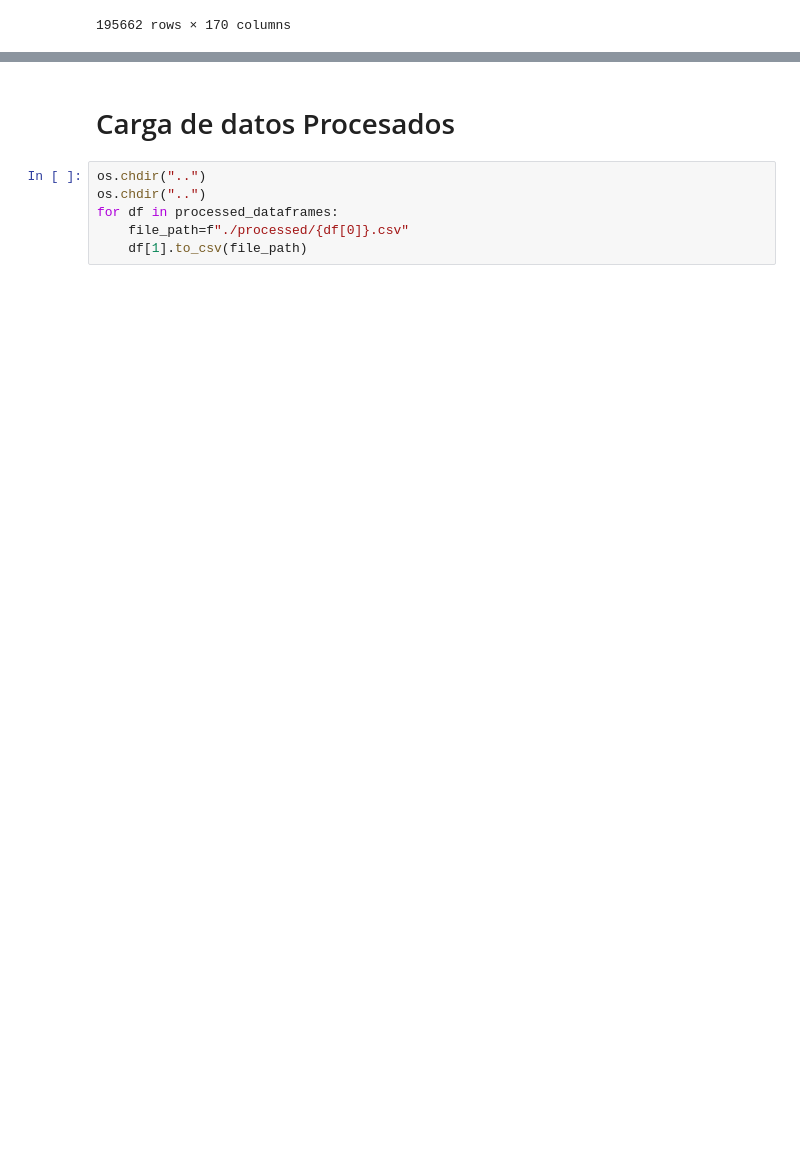
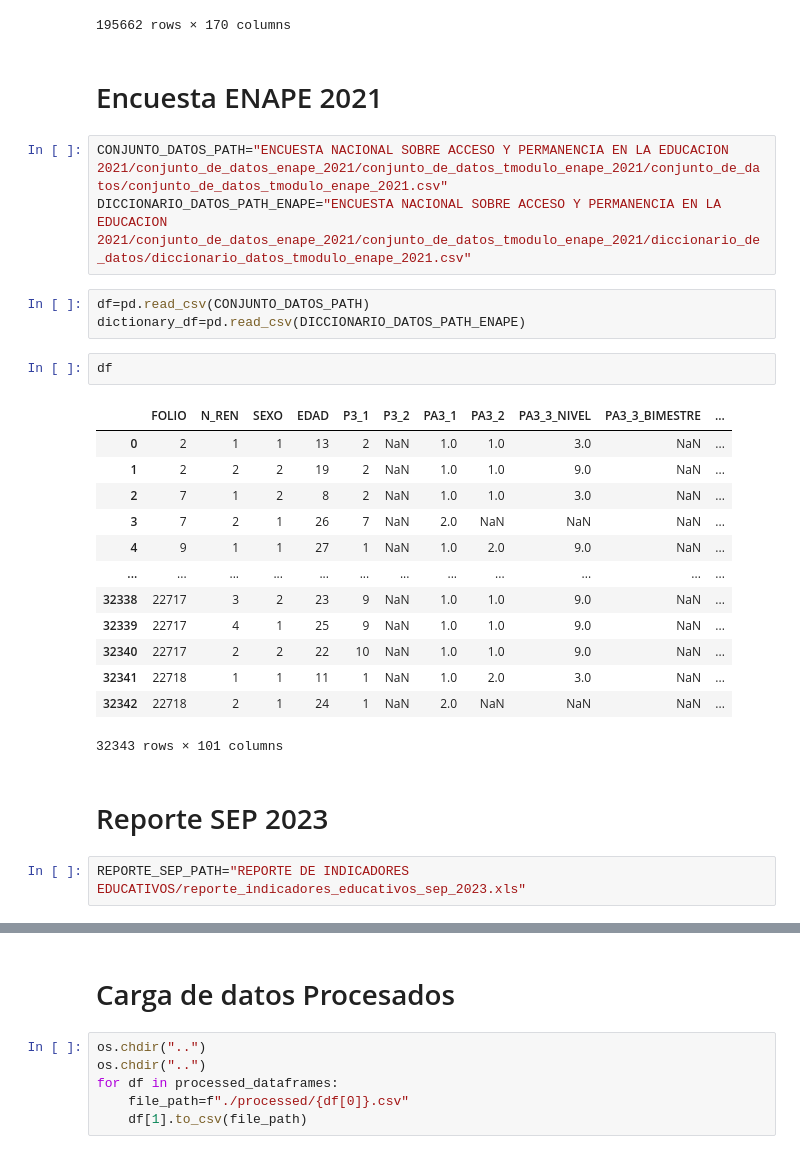
Before and after one commit to IsaacSebastian/ingCaracteristicasProyecto_, a Jupyter notebook: notebooks/1.00_fct_education_data_cleaning.ipynb, the cells around one changed output, grey strips where cells are left out. Saved outputs shown, nothing was run; the diff lists cells and outputs as text; blank space fills up the shorter version.

```diff
--- a/notebooks/calidad_datos_cirett.ipynb
+++ b/notebooks/1.00_fct_education_data_cleaning.ipynb
@@ -1470,3 +1470,31 @@ df
 | 195660 | 32 | Zacatecas | 58 | Santa María de la Paz | ... |
 | 195661 | 32 | Zacatecas | 58 | Santa María de la Paz | ... |
 195662 rows × 170 columns
+# %% [markdown]
+# Encuesta ENAPE 2021
+# %%
+CONJUNTO_DATOS_PATH="ENCUESTA NACIONAL SOBRE ACCESO Y PERMANENCIA EN LA EDUCACION 2021/conjunto_de_datos_enape_2021/conjunto_de_datos_tmodulo_enape_2021/conjunto_de_datos/conjunto_de_datos_tmodulo_enape_2021.csv"
+DICCIONARIO_DATOS_PATH_ENAPE="ENCUESTA NACIONAL SOBRE ACCESO Y PERMANENCIA EN LA EDUCACION 2021/conjunto_de_datos_enape_2021/conjunto_de_datos_tmodulo_enape_2021/diccionario_de_datos/diccionario_datos_tmodulo_enape_2021.csv"
+# %%
+df=pd.read_csv(CONJUNTO_DATOS_PATH)
+dictionary_df=pd.read_csv(DICCIONARIO_DATOS_PATH_ENAPE)
+# %%
+df
+# %% [output]
+|  | FOLIO | N_REN | SEXO | EDAD | P3_1 | P3_2 | PA3_1 | PA3_2 | PA3_3_NIVEL | PA3_3_BIMESTRE | ... |
+| 0 | 2 | 1 | 1 | 13 | 2 | NaN | 1.0 | 1.0 | 3.0 | NaN | ... |
+| 1 | 2 | 2 | 2 | 19 | 2 | NaN | 1.0 | 1.0 | 9.0 | NaN | ... |
+| 2 | 7 | 1 | 2 | 8 | 2 | NaN | 1.0 | 1.0 | 3.0 | NaN | ... |
+| 3 | 7 | 2 | 1 | 26 | 7 | NaN | 2.0 | NaN | NaN | NaN | ... |
+| 4 | 9 | 1 | 1 | 27 | 1 | NaN | 1.0 | 2.0 | 9.0 | NaN | ... |
+| ... | ... | ... | ... | ... | ... | ... | ... | ... | ... | ... | ... |
+| 32338 | 22717 | 3 | 2 | 23 | 9 | NaN | 1.0 | 1.0 | 9.0 | NaN | ... |
+| 32339 | 22717 | 4 | 1 | 25 | 9 | NaN | 1.0 | 1.0 | 9.0 | NaN | ... |
+| 32340 | 22717 | 2 | 2 | 22 | 10 | NaN | 1.0 | 1.0 | 9.0 | NaN | ... |
+| 32341 | 22718 | 1 | 1 | 11 | 1 | NaN | 1.0 | 2.0 | 3.0 | NaN | ... |
+| 32342 | 22718 | 2 | 1 | 24 | 1 | NaN | 2.0 | NaN | NaN | NaN | ... |
+32343 rows × 101 columns
+# %% [markdown]
+# Reporte SEP 2023
+# %%
+REPORTE_SEP_PATH="REPORTE DE INDICADORES EDUCATIVOS/reporte_indicadores_educativos_sep_2023.xls"
```
Also changed, not shown: parts of 2 cells of this notebook, 7 other files.
